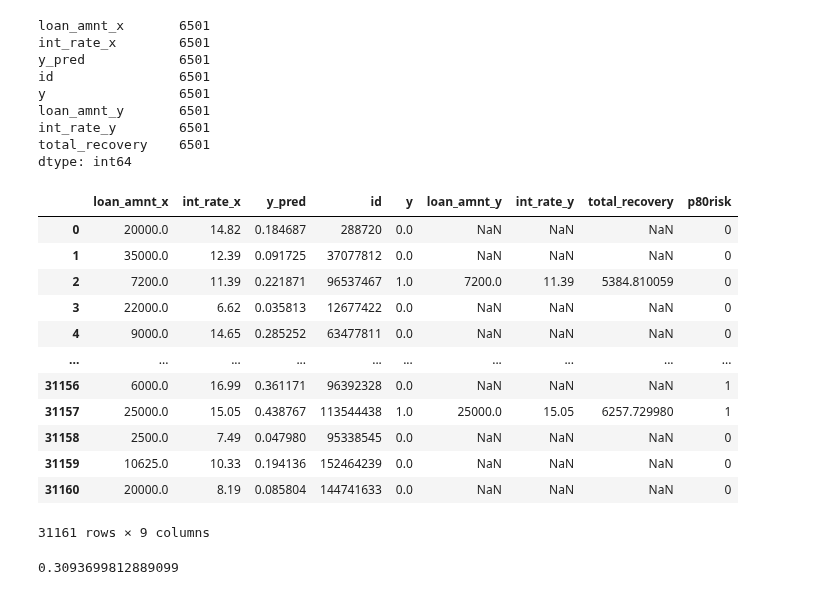
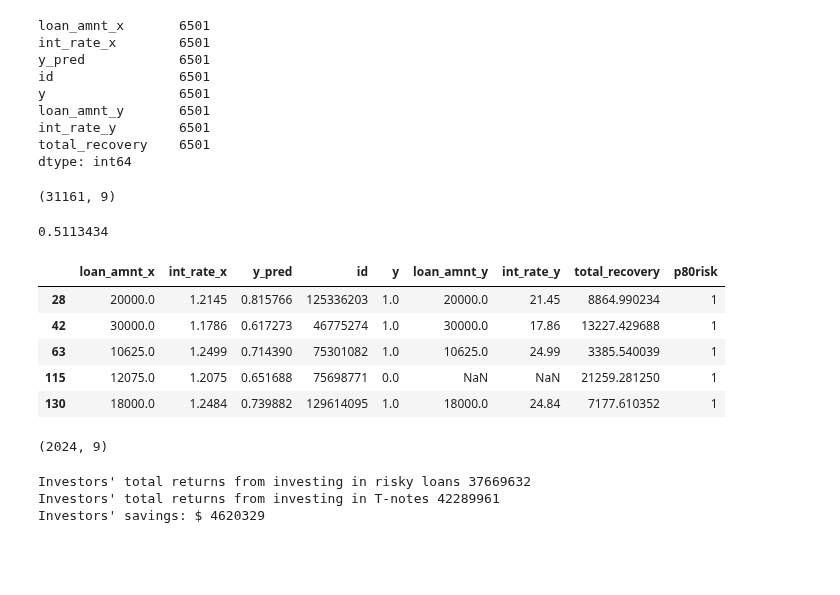
Before and after one commit to MykolaPinchuk/KaggleProjects, a Jupyter notebook: kp102-lc-loaddef.ipynb, the cells around one changed output. Saved outputs shown, nothing was run; the diff lists cells and outputs as text; code cells hidden in the pictures; blank space fills up the shorter version.

```diff
--- a/kp102-lc-loaddef.ipynb
+++ b/kp102-lc-loaddef.ipynb
@@ -1063,30 +1050,40 @@ loan_amnt_y       6501
 int_rate_y        6501
 total_recovery    6501
 dtype: int64
-# %%
-# select top 20% riskiest loans:
-p80risk = np.percentile(test.y_pred, 80)
-test['p80risk'] = (test.y_pred>=p80risk).astype(int)
-test = test[p80risk==1]
-test.loc[test.total_recovery.isnull(),'total_recovery']=test.loan_amnt_x*(test.int_rate_x**3)
-display(test)
-
-proceeds = test.loc[test]
-# %% [output]
-|  | loan_amnt_x | int_rate_x | y_pred | id | y | loan_amnt_y | int_rate_y | total_recovery | p80risk |
-| 0 | 20000.0 | 14.82 | 0.184687 | 288720 | 0.0 | NaN | NaN | NaN | 0 |
-| 1 | 35000.0 | 12.39 | 0.091725 | 37077812 | 0.0 | NaN | NaN | NaN | 0 |
-| 2 | 7200.0 | 11.39 | 0.221871 | 96537467 | 1.0 | 7200.0 | 11.39 | 5384.810059 | 0 |
-| 3 | 22000.0 | 6.62 | 0.035813 | 12677422 | 0.0 | NaN | NaN | NaN | 0 |
-| 4 | 9000.0 | 14.65 | 0.285252 | 63477811 | 0.0 | NaN | NaN | NaN | 0 |
-| ... | ... | ... | ... | ... | ... | ... | ... | ... | ... |
-| 31156 | 6000.0 | 16.99 | 0.361171 | 96392328 | 0.0 | NaN | NaN | NaN | 1 |
-| 31157 | 25000.0 | 15.05 | 0.438767 | 113544438 | 1.0 | 25000.0 | 15.05 | 6257.729980 | 1 |
-| 31158 | 2500.0 | 7.49 | 0.047980 | 95338545 | 0.0 | NaN | NaN | NaN | 0 |
-| 31159 | 10625.0 | 10.33 | 0.194136 | 152464239 | 0.0 | NaN | NaN | NaN | 0 |
-| 31160 | 20000.0 | 8.19 | 0.085804 | 144741633 | 0.0 | NaN | NaN | NaN | 0 |
-31161 rows × 9 columns
-# %%
-p80risk = np.percentile(test.y_pred, 80)
-# %% [output]
-0.3093699812889099
+# %%
+# select top 20% riskiest loans by calculating decision threshold, giving 20% recall:
+
+desired_recall = 0.205
+
+temp = recall_t[(recall_t>(desired_recall-0.001))&(recall_t<(desired_recall+0.001))]
+temp = temp[int(len(temp)/2)]
+indexx = ((np.where(recall_t==temp)))[0][0]
+r20threshold = threshold[indexx]
+p80risk = r20threshold
+test['p80risk'] = (test.y_pred>=p80risk).astype(int)
+display(test.shape, p80risk)
+
+risky_loans = test[test.p80risk==1]
+risky_loans.loc[risky_loans.total_recovery.isnull(),'total_recovery']=\
+risky_loans.loan_amnt_x*(risky_loans.int_rate_x**3)
+# when the loan is repaid, I calculate total return and save it into total_recovery column.
+display(risky_loans.head(), risky_loans.shape)
+
+proceeds = risky_loans.total_recovery.sum()
+proceeds_tnotes = (risky_loans.loan_amnt_x.sum())*(1.02**3)
+print("Investors' total returns from investing in risky loans", int(proceeds))
+print("Investors' total returns from investing in T-notes", int(proceeds_tnotes))
+print("Investors' savings: $", int(proceeds_tnotes-proceeds))
+# %% [output]
+(31161, 9)
+0.5113434
+|  | loan_amnt_x | int_rate_x | y_pred | id | y | loan_amnt_y | int_rate_y | total_recovery | p80risk |
+| 28 | 20000.0 | 1.2145 | 0.815766 | 125336203 | 1.0 | 20000.0 | 21.45 | 8864.990234 | 1 |
+| 42 | 30000.0 | 1.1786 | 0.617273 | 46775274 | 1.0 | 30000.0 | 17.86 | 13227.429688 | 1 |
+| 63 | 10625.0 | 1.2499 | 0.714390 | 75301082 | 1.0 | 10625.0 | 24.99 | 3385.540039 | 1 |
+| 115 | 12075.0 | 1.2075 | 0.651688 | 75698771 | 0.0 | NaN | NaN | 21259.281250 | 1 |
+| 130 | 18000.0 | 1.2484 | 0.739882 | 129614095 | 1.0 | 18000.0 | 24.84 | 7177.610352 | 1 |
+(2024, 9)
+Investors' total returns from investing in risky loans 37669632
+Investors' total returns from investing in T-notes 42289961
+Investors' savings: $ 4620329
```
Also changed, not shown: parts of 6 cells of this notebook.
